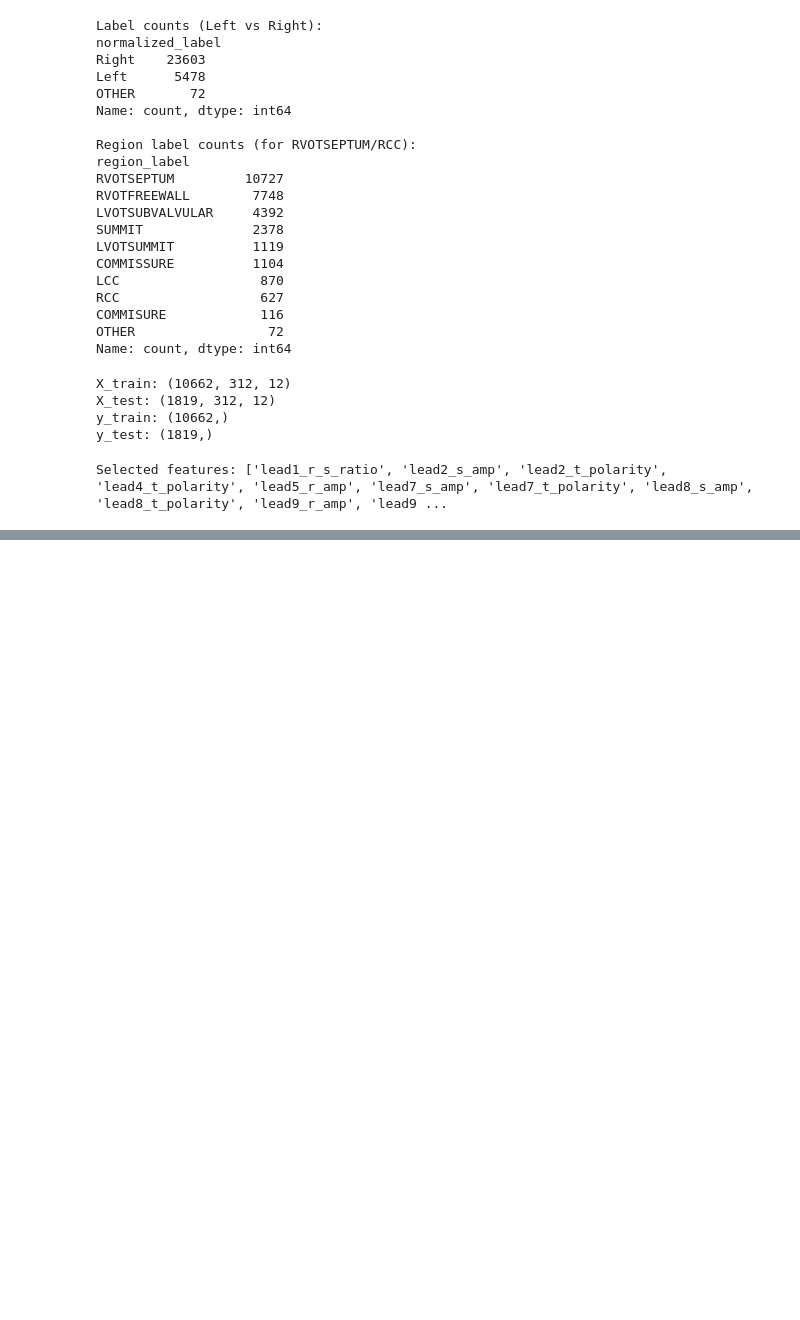
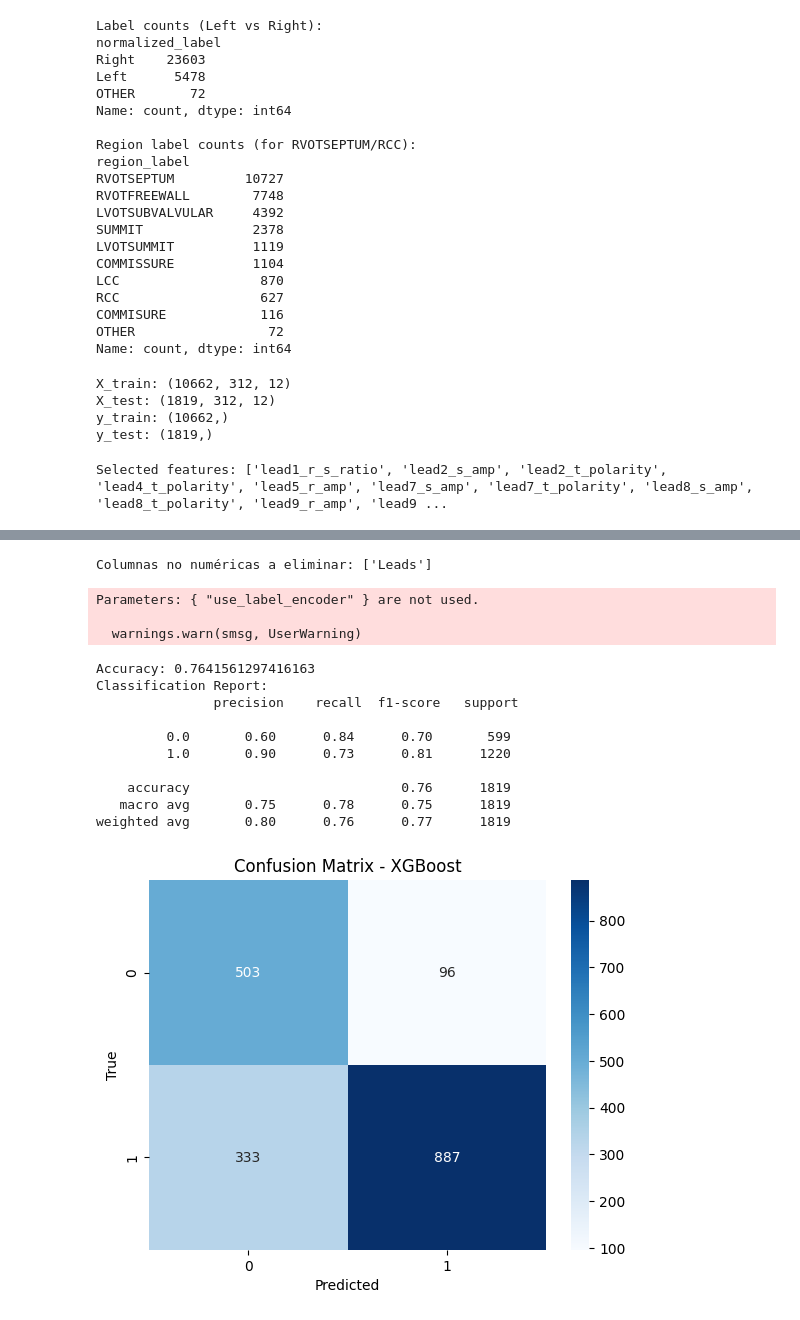
Before and after one commit to taniapazospuig/compbiomed-seminars, a Jupyter notebook: big_dataset_preprocessing.ipynb, the cells around one changed output, grey strips where cells are left out. Saved outputs shown, nothing was run; the diff lists cells and outputs as text; code cells hidden in the pictures; blank space fills up the shorter version.

Commit message:
KGBoost implemented here before trying in another file, not finished an need to study accuracy better

```diff
--- a/big_dataset_preprocessing.ipynb
+++ b/big_dataset_preprocessing.ipynb
@@ -708,0 +720,67 @@ weighted avg       0.89      0.89      0.89      1819
+# %%
+# Define las columnas categóricas de los metadatos clínicos para codificar
+categorical_cols = ['Sex', 'PVC_transition', 'DM', 'DLP', 'Smoker', 'COPD', 'Sleep_apnea']
+
+# Codifica columnas categóricas en train y test (one-hot encoding)
+df_train_merged = pd.get_dummies(df_train_merged, columns=categorical_cols, drop_first=True)
+df_test_merged = pd.get_dummies(df_test_merged, columns=categorical_cols, drop_first=True)
+
+# Asegura que test tenga las mismas columnas que train (añade columnas faltantes con 0)
+df_test_merged = df_test_merged.reindex(columns=df_train_merged.columns, fill_value=0)
+# %%
+# Columnas que no usamos como features
+drop_cols = ["PatientID", "SampleID", "Structure", "label", "normalized_label", "SOO", "SOO_chamber", "SOO_Chamber_Mapped", "region_label"]
+
+# Filtrar las columnas para X
+X_train_final = df_train_merged.drop(columns=drop_cols, errors='ignore')
+y_train_final = df_train_merged["label"]
+
+X_test_final = df_test_merged.drop(columns=drop_cols, errors='ignore')
+y_test_final = df_test_merged["label"]
+# %%
+import xgboost as xgb
+
+# Detectar columnas no numéricas en X
+non_numeric_cols = X_train_final.select_dtypes(include=['object']).columns
+print("Columnas no numéricas a eliminar:", list(non_numeric_cols))
+
+# Eliminar columnas no numéricas
+X_train_final = X_train_final.drop(columns=non_numeric_cols, errors='ignore')
+X_test_final = X_test_final.drop(columns=non_numeric_cols, errors='ignore')
+
+# Crear y entrenar modelo
+model = xgb.XGBClassifier(use_label_encoder=False, eval_metric='logloss', random_state=42, n_jobs=-1)
+model.fit(X_train_final, y_train_final)
+
+# Predecir y evaluar
+y_pred = model.predict(X_test_final)
+
+from sklearn.metrics import accuracy_score, classification_report, confusion_matrix
+import seaborn as sns
+import matplotlib.pyplot as plt
+
+print("Accuracy:", accuracy_score(y_test_final, y_pred))
+print("Classification Report:\n", classification_report(y_test_final, y_pred))
+
+cm = confusion_matrix(y_test_final, y_pred)
+sns.heatmap(cm, annot=True, fmt='d', cmap='Blues', xticklabels=model.classes_, yticklabels=model.classes_)
+plt.xlabel('Predicted')
+plt.ylabel('True')
+plt.title('Confusion Matrix - XGBoost')
+plt.show()
+# %% [output]
+Columnas no numéricas a eliminar: ['Leads']
+Parameters: { "use_label_encoder" } are not used.
+
+  warnings.warn(smsg, UserWarning)
+Accuracy: 0.7641561297416163
+Classification Report:
+               precision    recall  f1-score   support
+
+         0.0       0.60      0.84      0.70       599
+         1.0       0.90      0.73      0.81      1220
+
+    accuracy                           0.76      1819
+   macro avg       0.75      0.78      0.75      1819
+weighted avg       0.80      0.76      0.77      1819
+[figure, added]
```
Also changed, not shown: parts of 9 cells of this notebook.
